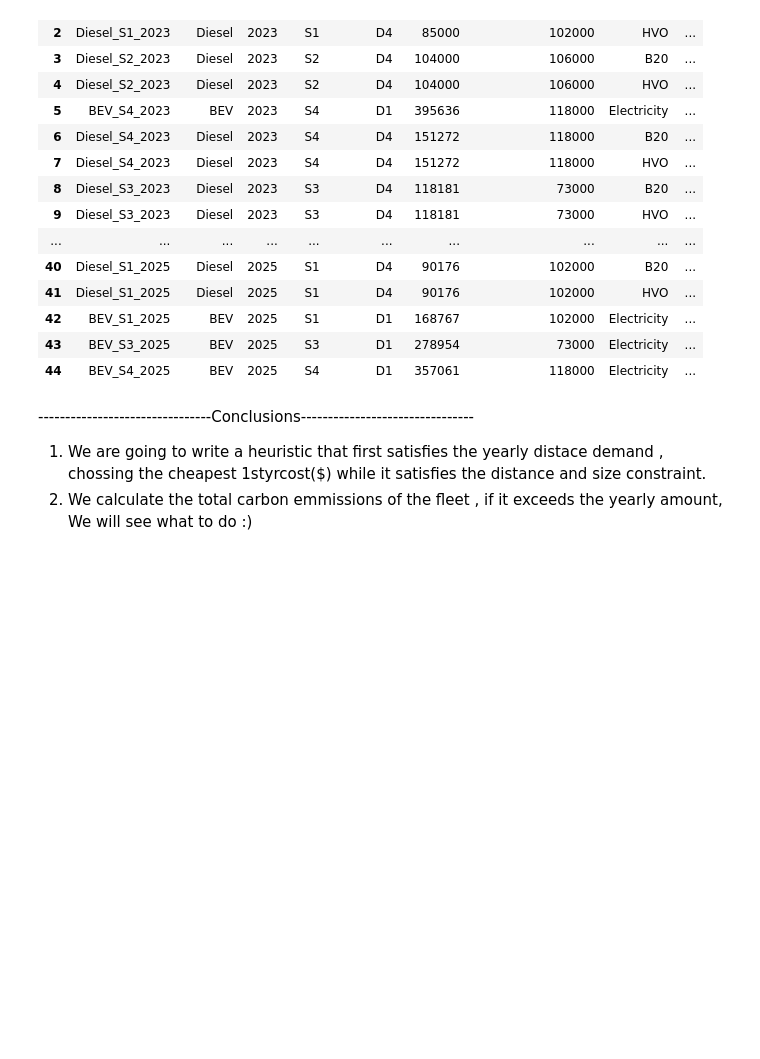
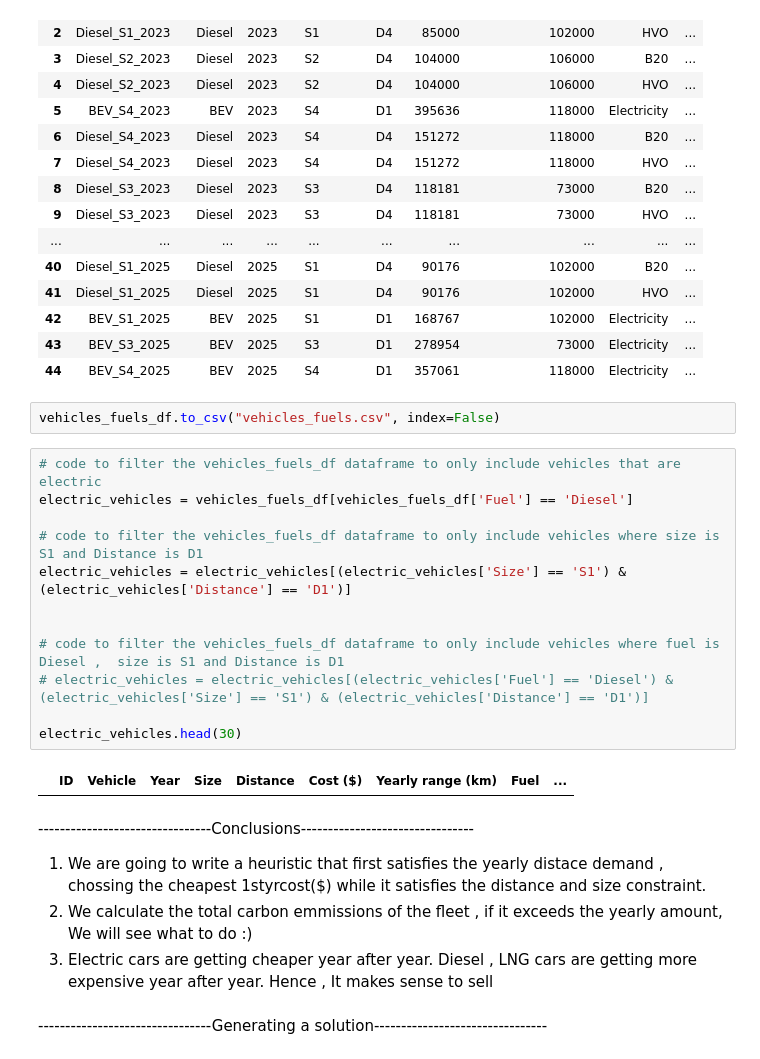
Before and after one commit to aceakshay2/shell2024, a Jupyter notebook: decarbonize.ipynb, the cells around one changed output. Drawn from its saved outputs; the diff is of its cells as text; blank space fills up the shorter version.

```diff
--- a/decarbonize.ipynb
+++ b/decarbonize.ipynb
@@ -433,10 +436,29 @@ vehicles_fuels_df.head(45)
 | 42 | BEV_S1_2025 | BEV | 2025 | S1 | D1 | 168767 | 102000 | Electricity | ... |
 | 43 | BEV_S3_2025 | BEV | 2025 | S3 | D1 | 278954 | 73000 | Electricity | ... |
 | 44 | BEV_S4_2025 | BEV | 2025 | S4 | D1 | 357061 | 118000 | Electricity | ... |
+# %%
+vehicles_fuels_df.to_csv("vehicles_fuels.csv", index=False)
+# %%
+# code to filter the vehicles_fuels_df dataframe to only include vehicles that are electric
+electric_vehicles = vehicles_fuels_df[vehicles_fuels_df['Fuel'] == 'Diesel']
+
+# code to filter the vehicles_fuels_df dataframe to only include vehicles where size is S1 and Distance is D1
+electric_vehicles = electric_vehicles[(electric_vehicles['Size'] == 'S1') & (electric_vehicles['Distance'] == 'D1')]
+
+
+# code to filter the vehicles_fuels_df dataframe to only include vehicles where fuel is Diesel ,  size is S1 and Distance is D1
+# electric_vehicles = electric_vehicles[(electric_vehicles['Fuel'] == 'Diesel') & (electric_vehicles['Size'] == 'S1') & (electric_vehicles['Distance'] == 'D1')]
+
+electric_vehicles.head(30)
+# %% [output]
+|  | ID | Vehicle | Year | Size | Distance | Cost ($) | Yearly range (km) | Fuel | ... |
 # %% [markdown]
 --------------------------------Conclusions--------------------------------
 1. We are going to write a heuristic that first satisfies the yearly distace demand , chossing the cheapest 1styrcost($) while it satisfies the distance and size constraint.
 2. We calculate the total carbon emmissions of the fleet , if it exceeds the yearly amount, We will see what to do :)
+3. Electric cars are getting cheaper year after year. Diesel , LNG cars are getting more expensive year after year. Hence , It makes sense to sell
+# %% [markdown]
+--------------------------------Generating a solution--------------------------------
 # %%
 import math
 
```
Also changed, not shown: parts of 11 cells of this notebook.
